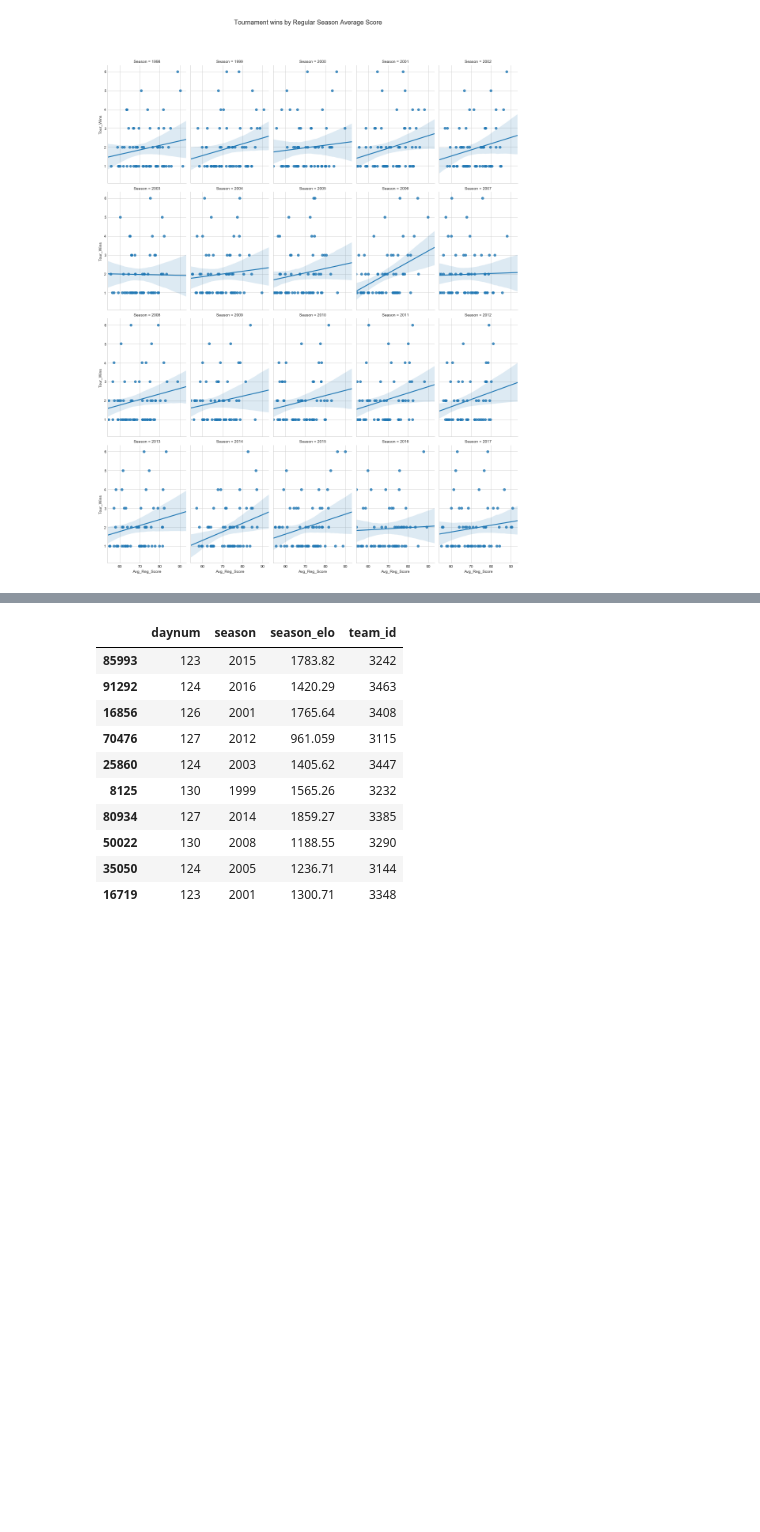
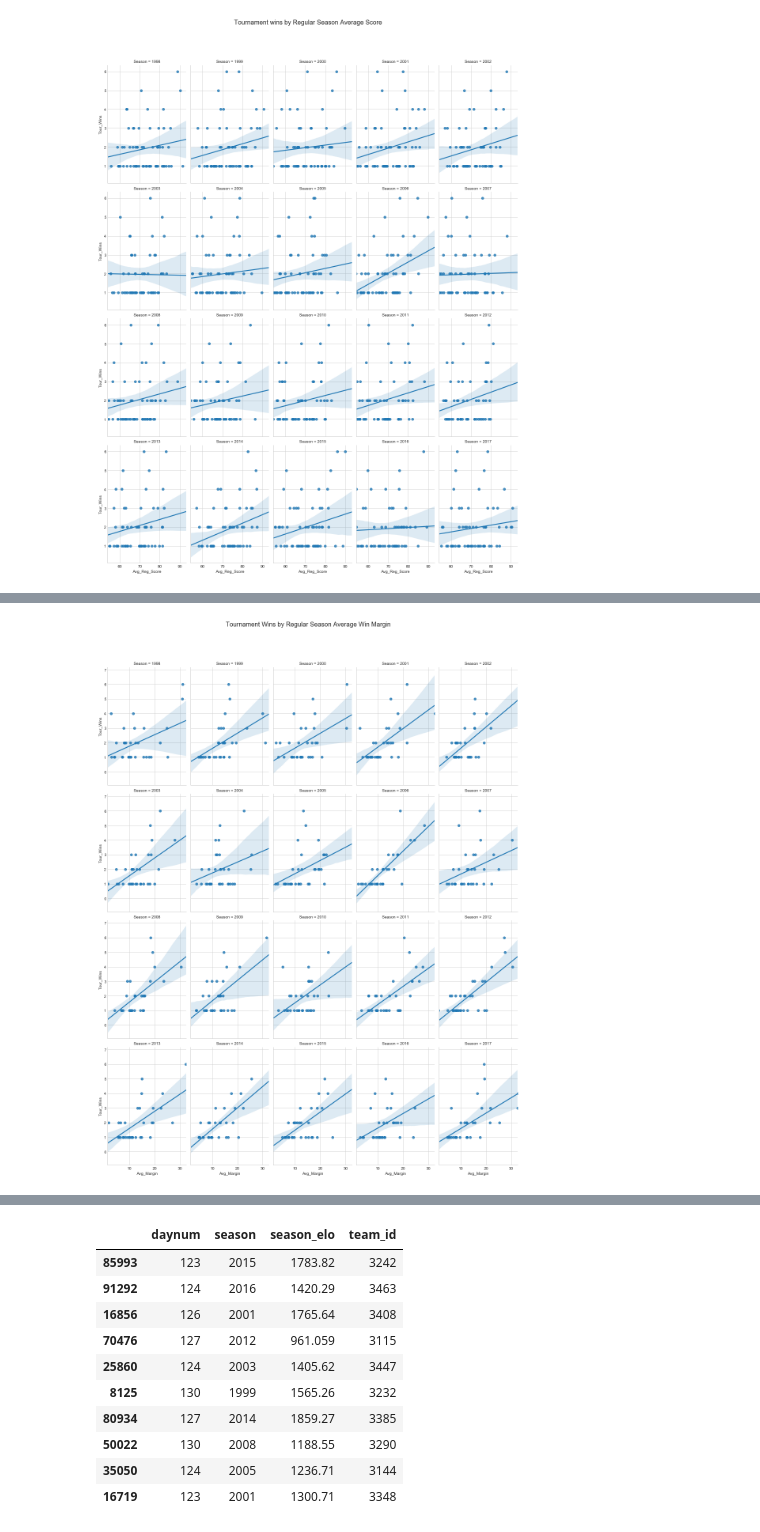
Before and after one commit to Dedomena-exerevnitis/mids-w207-kaggle, a Jupyter notebook: W207_Final_Arvindh_EDA.ipynb, the cells around one changed output, grey strips where cells are left out. Cells and saved outputs as stored; diff of their text form; code cells hidden in the pictures; blank space fills up the shorter version.

Commit message:
added win margin vs. tourney wins EDA

```diff
--- a/W207_Final_Arvindh_EDA.ipynb
+++ b/W207_Final_Arvindh_EDA.ipynb
@@ -403,0 +441,25 @@ g.fig.subplots_adjust(top=.9)
+# %%
+# Get the total score and num of wins for the winning team
+
+# Calculate win margin for each game played
+df_reg_compact['WMargin'] = df_reg_compact['WScore'] - df_reg_compact['LScore']
+df_reg_compact['LMargin'] = -df_reg_compact['WMargin']
+
+#
+df_reg_compact_win_margin = df_reg_compact[['WTeamName','WTeamID','Season','WMargin']]
+df_reg_compact_loss_margin = df_reg_compact[['LTeamName','LTeamID','Season','LMargin']]
+
+# Rename columns so they can be appended
+df_reg_compact_win_margin = df_reg_compact_win_margin.rename(columns={'WTeamID':'TeamID','WTeamName':'TeamName','WMargin':'Avg_Margin'})
+df_reg_compact_loss_margin = df_reg_compact_loss_margin.rename(columns={'LTeamID':'TeamID','LTeamName':'TeamName','LMargin':'Avg_Margin'})
+
+# Append together before calculating average
+df_reg_teams_margin = pd.concat([df_reg_compact_win_margin,df_reg_compact_loss_margin])
+
+# Calculate average win margin per team per season
+df_reg_teams_margin_by_season = df_reg_teams_margin.groupby(['TeamID','TeamName','Season'])['Avg_Margin'].mean().reset_index()
+# %%
+### ONLY RUN THIS ONCE
+
+df_teams_wins_reg_tour_by_season = pd.merge(df_teams_wins_reg_tour_by_season,df_reg_teams_margin_by_season,'inner',on=['TeamID','TeamName','Season'])
+df_teams_wins_reg_tour_by_season.head(10)
@@ -403,0 +478,9 @@ g.fig.subplots_adjust(top=.9)
+# %%
+# Plot scatterplot by season to compare regular season average scores and tournament wins
+
+g = sns.FacetGrid(df_teams_wins_reg_tour_by_season, col="Season",size=5,aspect=0.6,col_wrap=5)
+g = g.map(sns.regplot,"Avg_Margin","Tour_Wins")
+g.fig.suptitle("Tournament Wins by Regular Season Average Win Margin", size=16)
+g.fig.subplots_adjust(top=.9)
+# %% [output]
+[figure, added]
```
Also changed, not shown: parts of 7 cells of this notebook.
